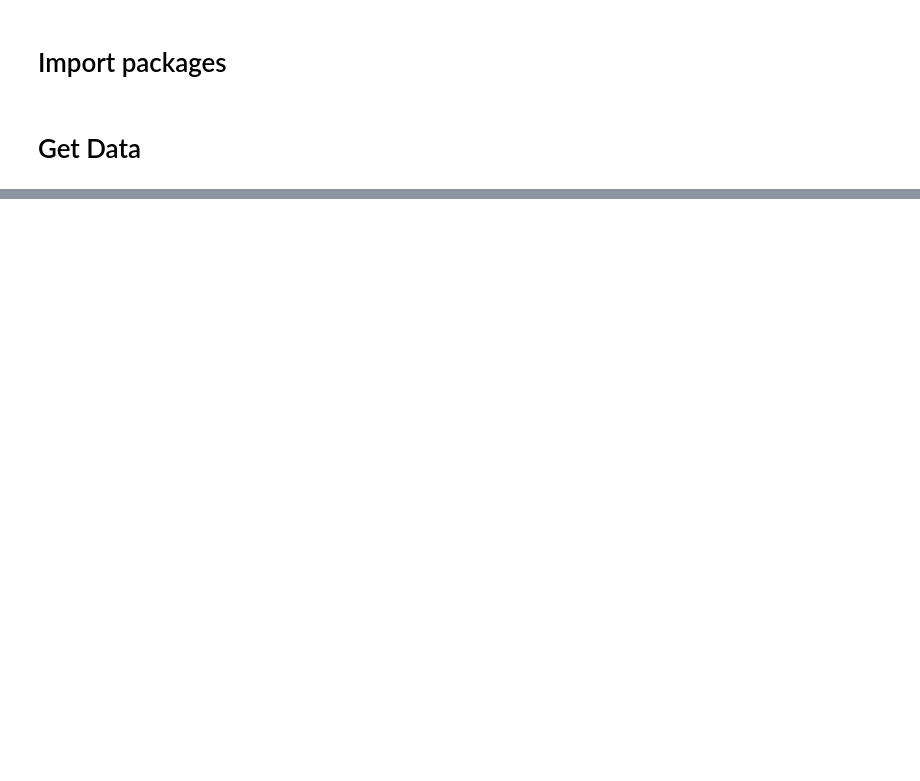
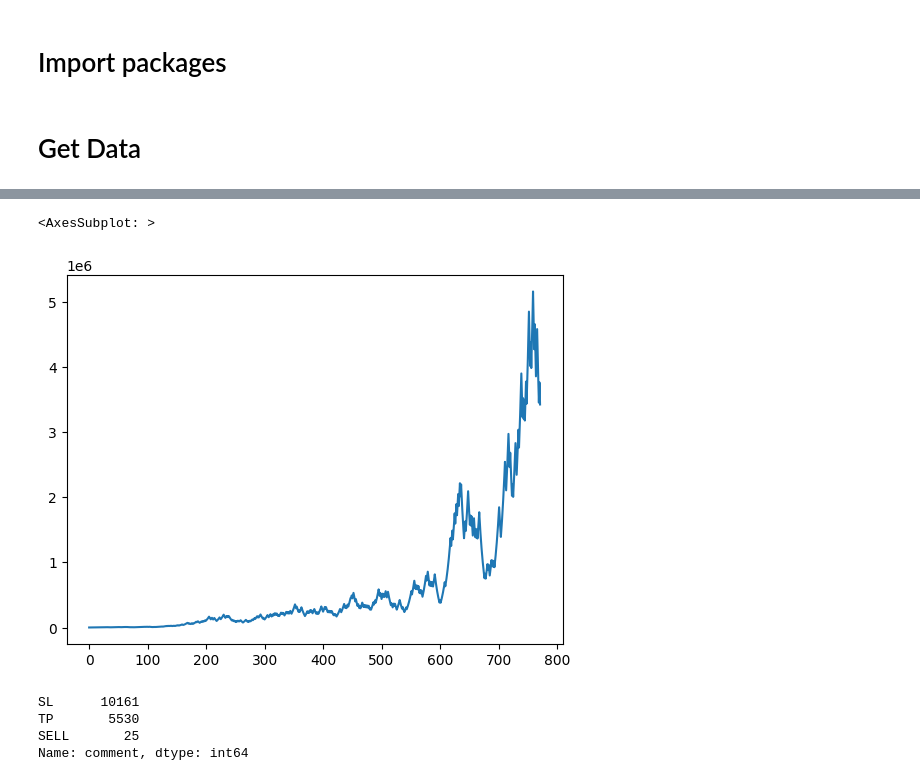
Before and after one commit to webclinic017/Trading-sandbox, a Jupyter notebook: 09_VWAP_RSI_strategy.ipynb, the cells around one changed output, grey strips where cells are left out. Saved outputs shown, nothing was run; the diff lists cells and outputs as text; code cells hidden in the pictures; blank space fills up the shorter version.

```diff
--- a/09_VWAP_RSI_strategy.ipynb
+++ b/09_VWAP_RSI_strategy.ipynb
@@ -109,0 +354,3 @@ Median negative trades : -0.12 %
+# %%
+result['time_diff'] = result.apply(lambda x: x.sell_date-x.buy_date, axis=1)
+result['time_diff'].mean()
@@ -109,0 +363,12 @@ Median negative trades : -0.12 %
+# %%
+result.equity.plot()
+# %% [output]
+<AxesSubplot: >
+[figure, added]
+# %%
+result.comment.value_counts()
+# %% [output]
+SL      10161
+TP       5530
+SELL       25
+Name: comment, dtype: int64
```
Also changed, not shown: parts of 13 cells of this notebook, 4 other files.
